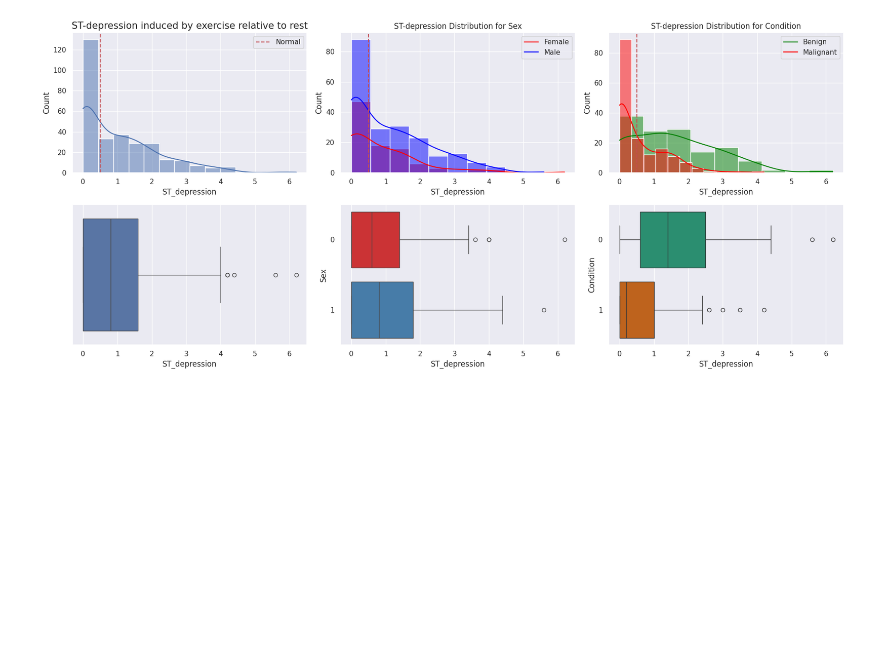
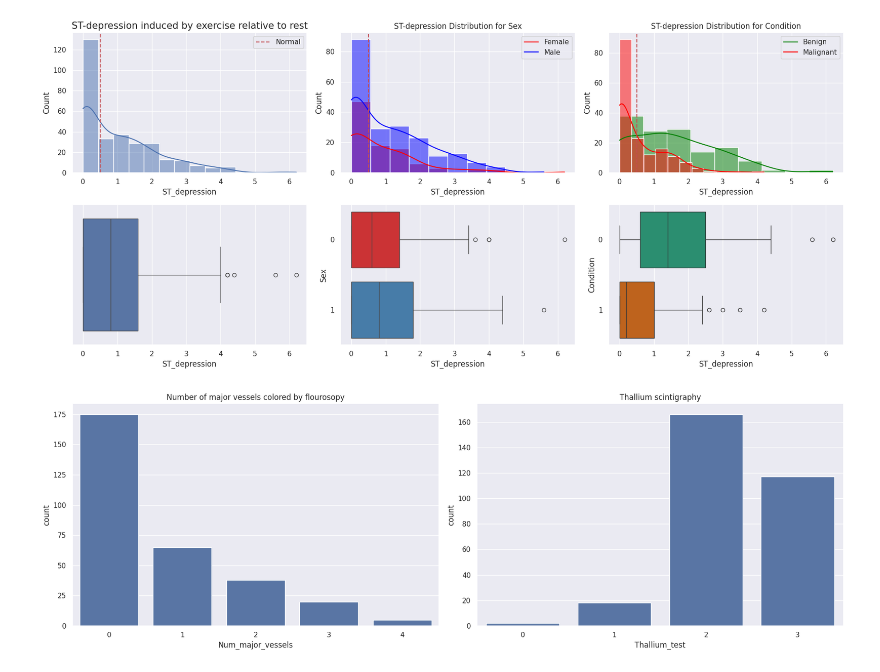
Before and after one commit to GudLukas/Lovelace-Team-Project, a Jupyter notebook: data.ipynb, the cells around one changed output. Drawn from its saved outputs; the diff is of its cells as text; code cells hidden in the pictures; blank space fills up the shorter version.

```diff
--- a/data.ipynb
+++ b/data.ipynb
@@ -593,3 +593,27 @@ Passing `palette` without assigning `hue` is deprecated and will be removed in v
 
 Passing `palette` without assigning `hue` is deprecated and will be removed in v0.14.0. Assign the `y` variable to `hue` and set `legend=False` for the same effect.
 [figure]
+# %%
+def heart_functions2(data):
+    """
+    EDA with numeric variables
+    """
+    fig = plt.figure(figsize=(18, 6))
+
+    # Num_major_vessels
+    plt.subplot(1, 2, 1)
+    sns.countplot(x='Num_major_vessels', data=data)
+    plt.title('Number of major vessels colored by flourosopy')
+
+    # Thallium
+    plt.subplot(1, 2, 2)
+    sns.countplot(x='Thallium_test', data=data)
+    plt.title('Thallium scintigraphy')
+
+    plt.tight_layout()
+    plt.show()
+
+
+heart_functions2(df);
+# %% [output]
+[figure, added]
```
Also changed, not shown: parts of 6 cells of this notebook.
